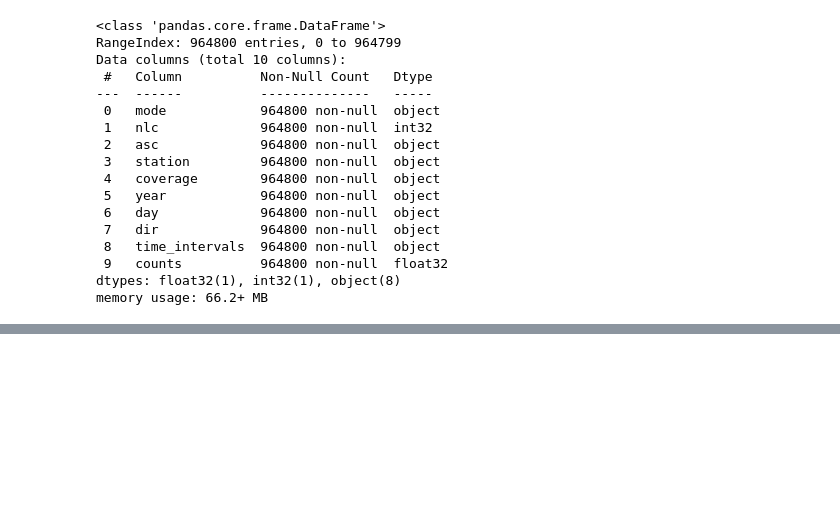
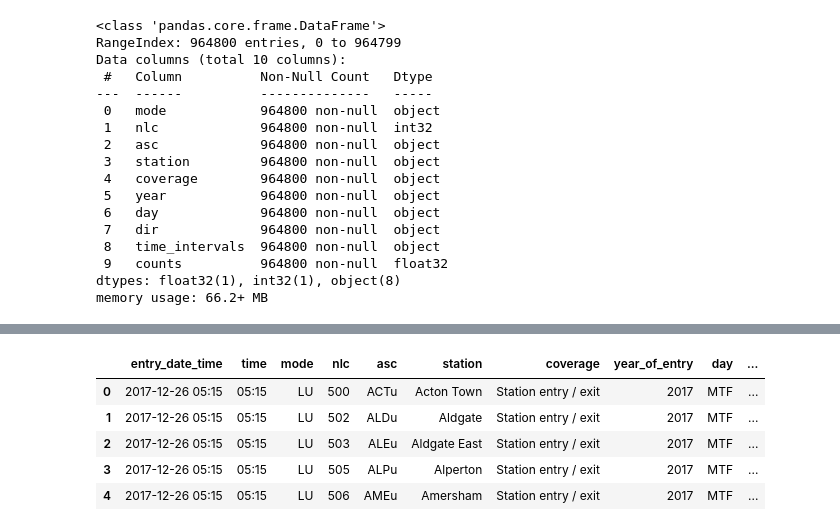
Before and after one commit to chidike10/Towards-a-Tube-Twin-passenger-forecasting-project, a Jupyter notebook: Workbook/Data_Cleaning_and_EDA_Notebook.ipynb, the cells around one changed output, grey strips where cells are left out. Saved outputs shown, nothing was run; the diff lists cells and outputs as text; code cells hidden in the pictures; blank space fills up the shorter version.

```diff
--- a/Workbook/Data_Cleaning_and_EDA_Notebook.ipynb
+++ b/Workbook/Data_Cleaning_and_EDA_Notebook.ipynb
@@ -278,0 +304,15 @@ memory usage: 66.2+ MB
+# %%
+# First, we'll extract date-time 'time' column from the 'time_intervals' column.
+import re
+
+time = []
+for index, a in melted_time_interval_df['time_intervals'].items():
+    b = re.match("(\d\d\d\d)-(\d\d\d\d)", a)
+    if b:
+        e = b.group(2)
+        e = e[:2]+':'+e[2:]
+        time.append(e)
+
+melted_time_interval_df['time'] = time # Now we have a 'time' date-time column to serve as the entry time.
+
+melted_time_interval_df.head(2)
@@ -278,0 +366,20 @@ memory usage: 66.2+ MB
+# %%
+# Creating a new 'year' column from the current one that will hold just the entry year.
+melted_time_interval_df['year_of_entry'] = pd.to_datetime(melted_time_interval_df['year']).dt.year
+
+melted_time_interval_df = melted_time_interval_df.drop(['year'], axis=1) # deleting the old 'year' column
+
+# Rearranging the data structure for the 'entry_date_time' column to come first.
+final_time_interval_df = melted_time_interval_df[['entry_date_time', 'time',
+                            'mode',	'nlc',	'asc',	'station',
+                            'coverage',	'year_of_entry', 'day',	'dir',
+                            'time_intervals',	'counts']]
+
+final_time_interval_df.head() # Showing top rows of the final dataframe
+# %% [output]
+|  | entry_date_time | time | mode | nlc | asc | station | coverage | year_of_entry | day | ... |
+| 0 | 2017-12-26 05:15 | 05:15 | LU | 500 | ACTu | Acton Town | Station entry / exit | 2017 | MTF | ... |
+| 1 | 2017-12-26 05:15 | 05:15 | LU | 502 | ALDu | Aldgate | Station entry / exit | 2017 | MTF | ... |
+| 2 | 2017-12-26 05:15 | 05:15 | LU | 503 | ALEu | Aldgate East | Station entry / exit | 2017 | MTF | ... |
+| 3 | 2017-12-26 05:15 | 05:15 | LU | 505 | ALPu | Alperton | Station entry / exit | 2017 | MTF | ... |
+| 4 | 2017-12-26 05:15 | 05:15 | LU | 506 | AMEu | Amersham | Station entry / exit | 2017 | MTF | ... |
```
Also changed, not shown: parts of 11 cells of this notebook.
